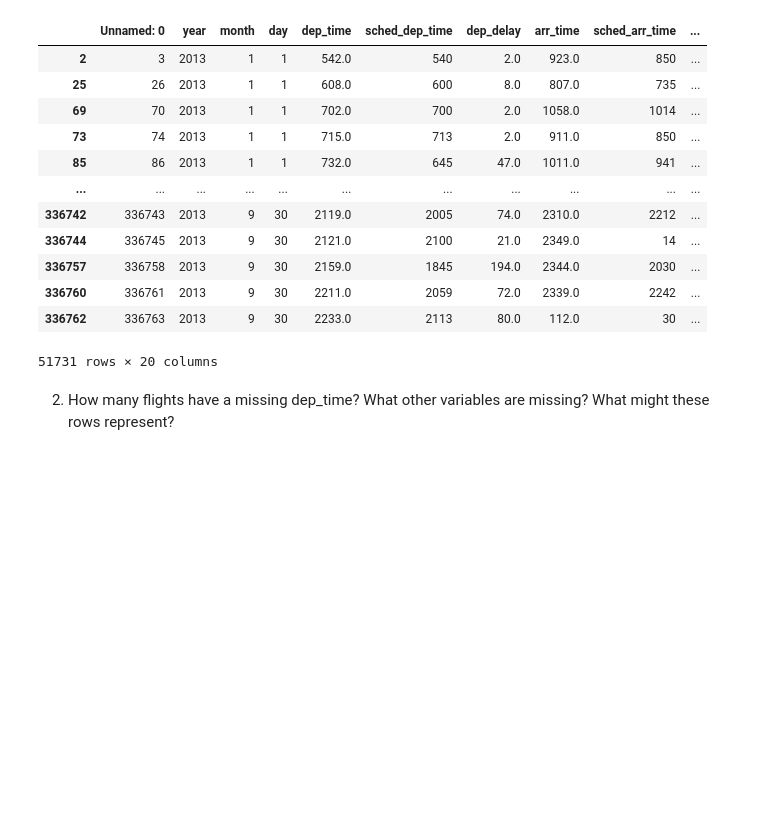
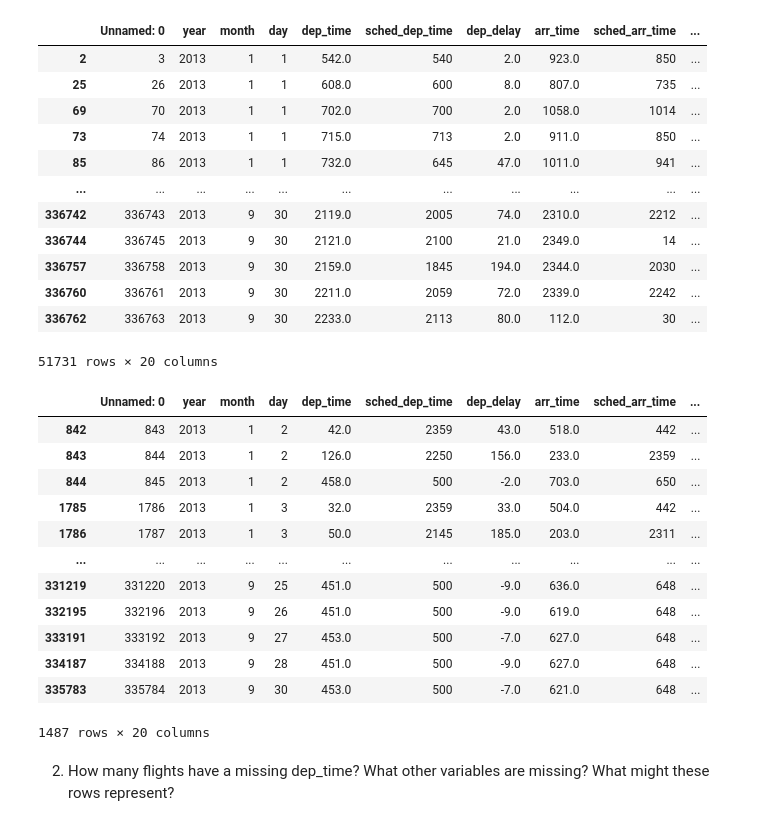
Before and after one commit to qlab-intro-python/tarea-2-adriana-arce-braulio-mundaca, a Jupyter notebook: tarea_2.ipynb, the cells around one changed output. Cells and saved outputs as stored; diff of their text form; code cells hidden in the pictures; blank space fills up the shorter version.

```diff
--- a/tarea_2.ipynb
+++ b/tarea_2.ipynb
@@ -165,6 +165,24 @@ vuelos_que_recuperaron_30_min
 | 336760 | 336761 | 2013 | 9 | 30 | 2211.0 | 2059 | 72.0 | 2339.0 | 2242 | ... |
 | 336762 | 336763 | 2013 | 9 | 30 | 2233.0 | 2113 | 80.0 | 112.0 | 30 | ... |
 51731 rows × 20 columns
+# %%
+#Identificar vuelos que hayan salido entre la media noche y las 5 de la madrugada
+vuelos_nocturnos= df[(df['dep_time'] >= 0) & (df['dep_time'] <= 500)]
+vuelos_nocturnos
+# %% [output]
+|  | Unnamed: 0 | year | month | day | dep_time | sched_dep_time | dep_delay | arr_time | sched_arr_time | ... |
+| 842 | 843 | 2013 | 1 | 2 | 42.0 | 2359 | 43.0 | 518.0 | 442 | ... |
+| 843 | 844 | 2013 | 1 | 2 | 126.0 | 2250 | 156.0 | 233.0 | 2359 | ... |
+| 844 | 845 | 2013 | 1 | 2 | 458.0 | 500 | -2.0 | 703.0 | 650 | ... |
+| 1785 | 1786 | 2013 | 1 | 3 | 32.0 | 2359 | 33.0 | 504.0 | 442 | ... |
+| 1786 | 1787 | 2013 | 1 | 3 | 50.0 | 2145 | 185.0 | 203.0 | 2311 | ... |
+| ... | ... | ... | ... | ... | ... | ... | ... | ... | ... | ... |
+| 331219 | 331220 | 2013 | 9 | 25 | 451.0 | 500 | -9.0 | 636.0 | 648 | ... |
+| 332195 | 332196 | 2013 | 9 | 26 | 451.0 | 500 | -9.0 | 619.0 | 648 | ... |
+| 333191 | 333192 | 2013 | 9 | 27 | 453.0 | 500 | -7.0 | 627.0 | 648 | ... |
+| 334187 | 334188 | 2013 | 9 | 28 | 451.0 | 500 | -9.0 | 627.0 | 648 | ... |
+| 335783 | 335784 | 2013 | 9 | 30 | 453.0 | 500 | -7.0 | 621.0 | 648 | ... |
+1487 rows × 20 columns
 # %% [markdown]
 2. How many flights have a missing dep_time? What other variables are missing? What might these rows represent?
 # %%
```
